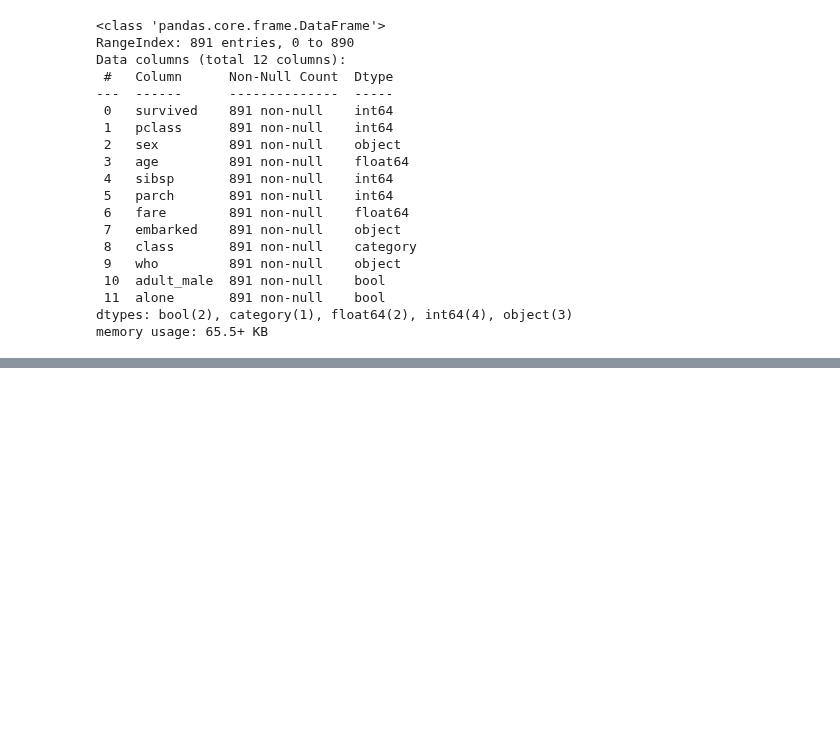
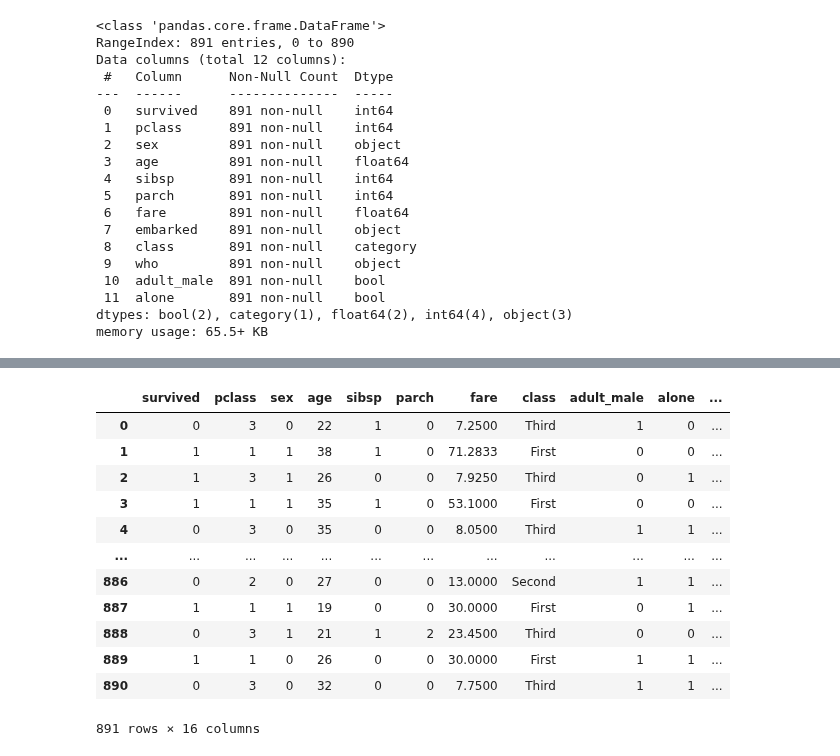
Before and after one commit to arashniroomand/MachineLearning, a Jupyter notebook: Practical_MasterClass/LogisticRegression/LogisitcRegression.ipynb, the cells around one changed output, grey strips where cells are left out. Cells and saved outputs as stored; diff of their text form; code cells hidden in the pictures; blank space fills up the shorter version.

```diff
--- a/Practical_MasterClass/LogisticRegression/LogisitcRegression.ipynb
+++ b/Practical_MasterClass/LogisticRegression/LogisitcRegression.ipynb
@@ -294,3 +301,6 @@ Data columns (total 12 columns):
  11  alone       891 non-null    bool
 dtypes: bool(2), category(1), float64(2), int64(4), object(3)
 memory usage: 65.5+ KB
+# %%
+titanic['age'] = titanic['age'].astype('int')
+titanic['pclass'] = titanic['pclass'].astype('int')
@@ -296,0 +329,7 @@ memory usage: 65.5+ KB
+# %%
+genders = {'male':0, 'female':1}
+titanic['sex'] = titanic['sex'].map(genders)
+# %%
+titanic['adult_male'] = titanic['adult_male'].map({True: 1, False: 0})
+# %%
+titanic['alone'] = titanic['alone'].map({True: 1, False: 0})
@@ -296,0 +358,16 @@ memory usage: 65.5+ KB
+# %%
+pd.get_dummies(titanic, columns = [ 'embarked', 'who'] )
+# %% [output]
+|  | survived | pclass | sex | age | sibsp | parch | fare | class | adult_male | alone | ... |
+| 0 | 0 | 3 | 0 | 22 | 1 | 0 | 7.2500 | Third | 1 | 0 | ... |
+| 1 | 1 | 1 | 1 | 38 | 1 | 0 | 71.2833 | First | 0 | 0 | ... |
+| 2 | 1 | 3 | 1 | 26 | 0 | 0 | 7.9250 | Third | 0 | 1 | ... |
+| 3 | 1 | 1 | 1 | 35 | 1 | 0 | 53.1000 | First | 0 | 0 | ... |
+| 4 | 0 | 3 | 0 | 35 | 0 | 0 | 8.0500 | Third | 1 | 1 | ... |
+| ... | ... | ... | ... | ... | ... | ... | ... | ... | ... | ... | ... |
+| 886 | 0 | 2 | 0 | 27 | 0 | 0 | 13.0000 | Second | 1 | 1 | ... |
+| 887 | 1 | 1 | 1 | 19 | 0 | 0 | 30.0000 | First | 0 | 1 | ... |
+| 888 | 0 | 3 | 1 | 21 | 1 | 2 | 23.4500 | Third | 0 | 0 | ... |
+| 889 | 1 | 1 | 0 | 26 | 0 | 0 | 30.0000 | First | 1 | 1 | ... |
+| 890 | 0 | 3 | 0 | 32 | 0 | 0 | 7.7500 | Third | 1 | 1 | ... |
+891 rows × 16 columns
```
Also changed, not shown: parts of 6 cells of this notebook.
